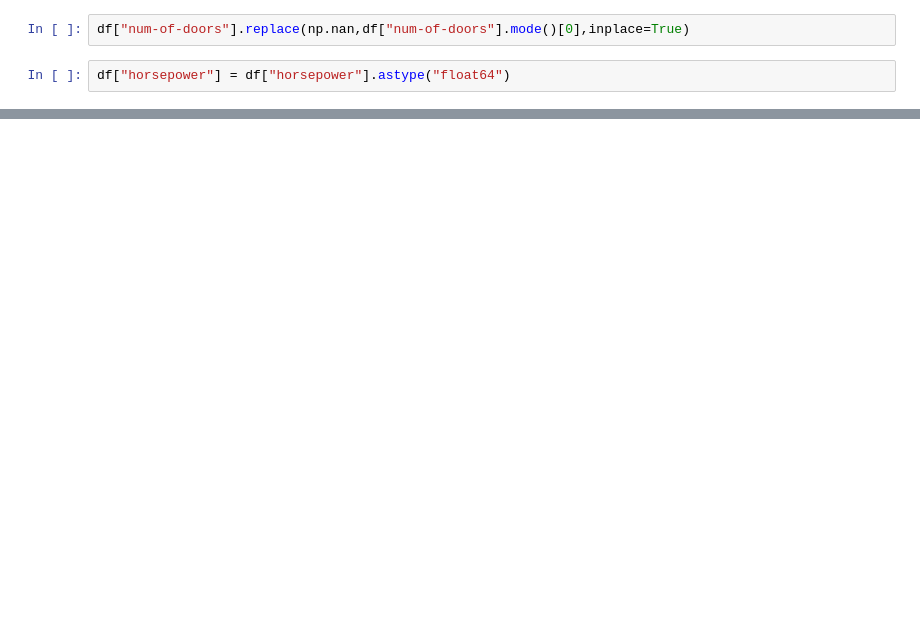
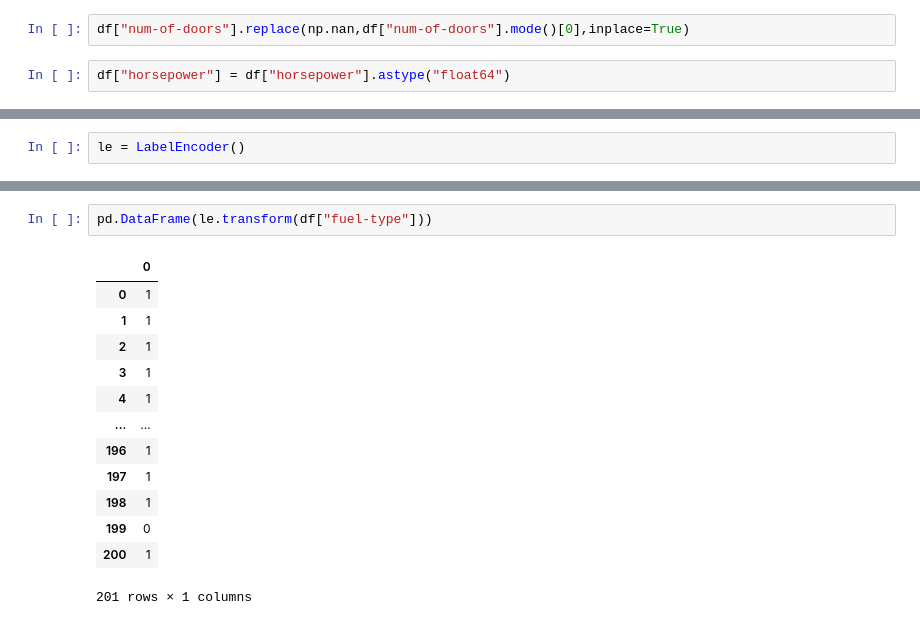
Before and after one commit to vikram84846/machineLearing, a Jupyter notebook: Untitled3.ipynb, the cells around one changed output, grey strips where cells are left out. Drawn from its saved outputs; the diff is of its cells as text; blank space fills up the shorter version.

```diff
--- a/Untitled3.ipynb
+++ b/Untitled3.ipynb
@@ -190,0 +317,2 @@ for col in cols:
+# %%
+le = LabelEncoder()
@@ -190,0 +323,16 @@ for col in cols:
+# %%
+pd.DataFrame(le.transform(df["fuel-type"]))
+# %% [output]
+|  | 0 |
+| 0 | 1 |
+| 1 | 1 |
+| 2 | 1 |
+| 3 | 1 |
+| 4 | 1 |
+| ... | ... |
+| 196 | 1 |
+| 197 | 1 |
+| 198 | 1 |
+| 199 | 0 |
+| 200 | 1 |
+201 rows × 1 columns
```
Also changed, not shown: parts of 27 cells of this notebook, 9 other files.
